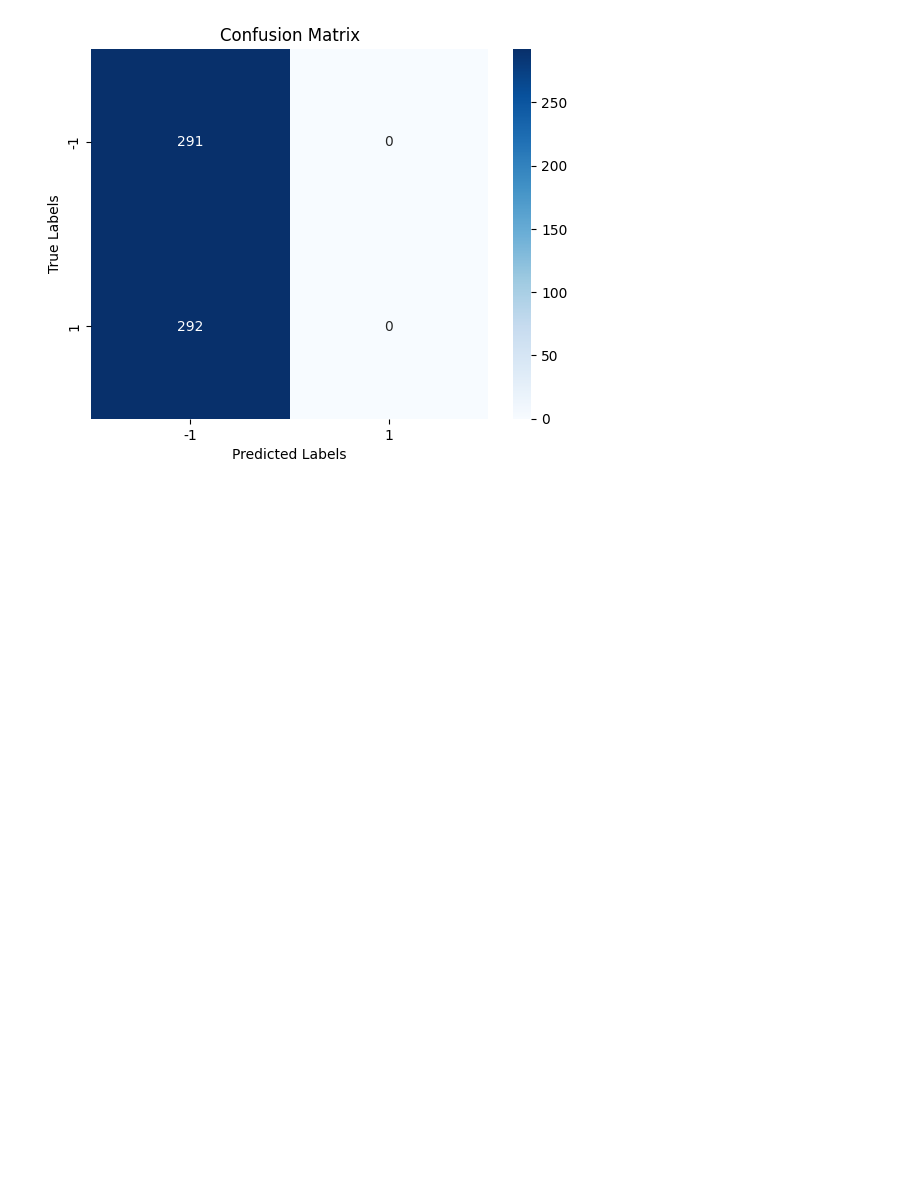
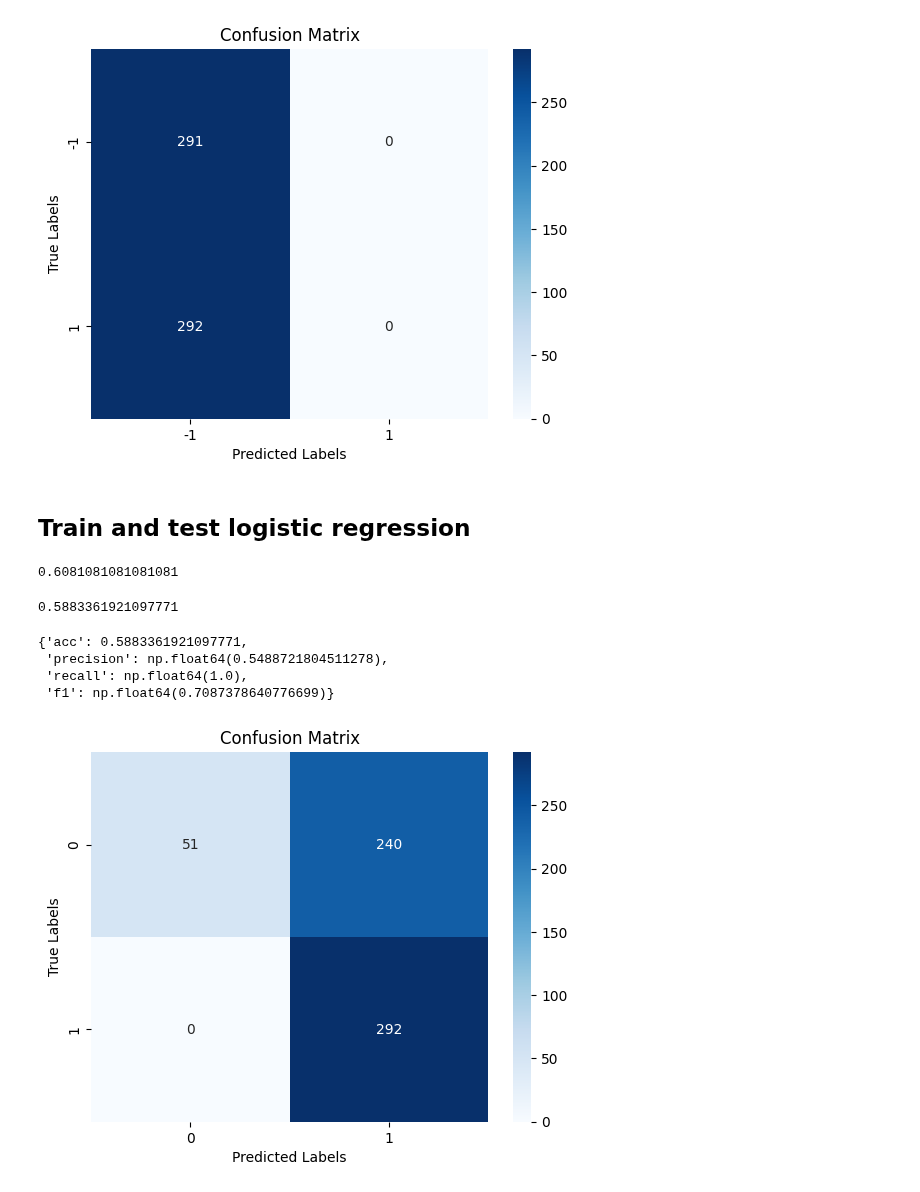
Before and after one commit to limafernando/ppgi-am, a Jupyter notebook: digits/1x5.ipynb, the cells around one changed output. Cells and saved outputs as stored; diff of their text form; code cells hidden in the pictures; blank space fills up the shorter version.

Commit message:
Add LogisticRegression model

```diff
--- a/digits/1x5.ipynb
+++ b/digits/1x5.ipynb
@@ -24,6 +24,12 @@ X_test_redu = pre_processing(X_test)
 # %%
 X_train_1x5, Y_train_1x5 = get_specific_split(X_train_redu, Y_train, 5, 1)
 X_test_1x5, Y_test_1x5 = get_specific_split(X_test_redu, Y_test, 5, 1)
+# %%
+zeros_Y_train_1x5 = Y_train_1x5.copy()
+zeros_Y_train_1x5[zeros_Y_train_1x5 == -1] = 0
+
+zeros_Y_test_1x5 = Y_test_1x5.copy()
+zeros_Y_test_1x5[zeros_Y_test_1x5 == -1] = 0
 # %% [markdown]
 ## Train and test PLA
 # %%
@@ -93,3 +95,30 @@ eficiency_report(Y_test_1x5, Y_pred)
 confusion(Y_test_1x5, Y_pred)
 # %% [output]
 [figure]
+# %% [markdown]
+## Train and test logistic regression
+# %%
+linear_model = LogisticRegression(lr=0.01, n_iters=1000, bs=128)
+linear_model.fit(X_train_1x5, zeros_Y_train_1x5)
+w = linear_model.getW()
+# %%
+Y_pred = linear_model.predict(X_train_1x5)
+compute_acc(zeros_Y_train_1x5, Y_pred)
+# %% [output]
+0.6081081081081081
+# %%
+Y_pred = linear_model.predict(X_test_1x5)
+compute_acc(zeros_Y_test_1x5, Y_pred)
+# %% [output]
+0.5883361921097771
+# %%
+eficiency_report(zeros_Y_test_1x5, Y_pred)
+# %% [output]
+{'acc': 0.5883361921097771,
+ 'precision': np.float64(0.5488721804511278),
+ 'recall': np.float64(1.0),
+ 'f1': np.float64(0.7087378640776699)}
+# %%
+confusion(zeros_Y_test_1x5, Y_pred, 0, 1)
+# %% [output]
+[figure, added]
```
Also changed, not shown: parts of 7 cells of this notebook, 2 other files.
